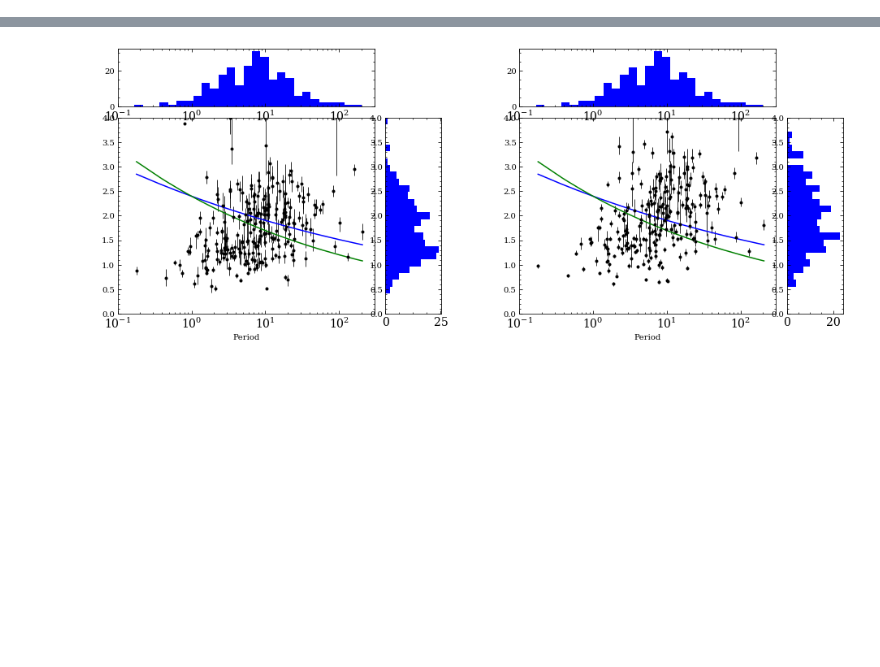
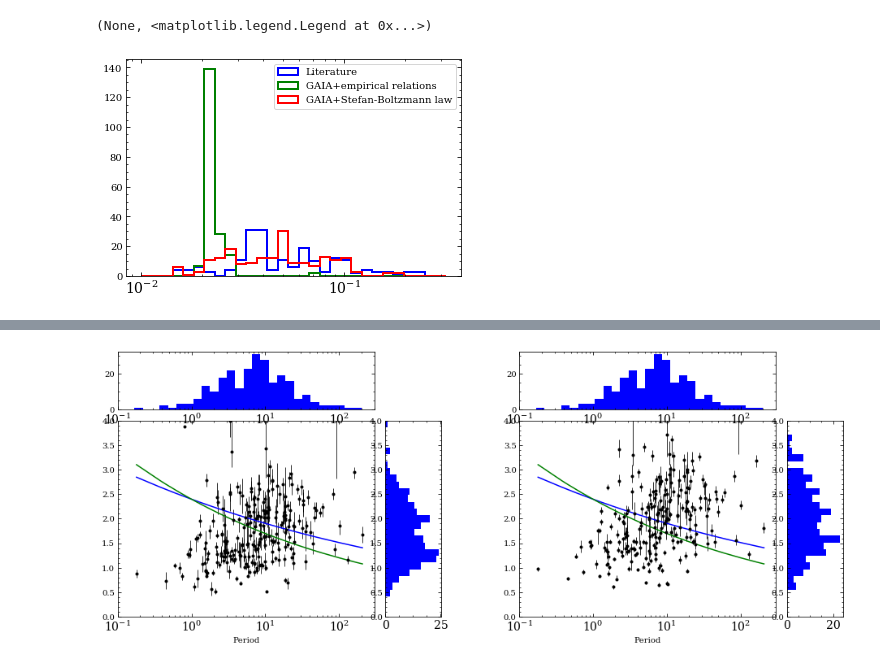
Before and after one commit to r-cloutier/mdwarfparams, a Jupyter notebook: data_playground.ipynb, the cells around one changed output, grey strips where cells are left out. Cells and saved outputs as stored; diff of their text form; code cells hidden in the pictures; blank space fills up the shorter version.

```diff
--- a/data_playground.ipynb
+++ b/data_playground.ipynb
@@ -6,3 +6,14 @@ import matplotlib.gridspec as gridspec
 # %%
 # get data
 self = loadpickle('input_data/GAIAMdwarfs_fullerrors_extraparams')
+# %%
+# fraction radius uncertainty
+fbin = np.logspace(-2,-.5,30)
+g = (np.isfinite(self.RsG)) & (np.isfinite(self.RsG_bol))
+_=plt.hist(self.uRsN[g]/self.RsN[g], bins=fbin, histtype='step', lw=2, label='Literature')
+_=plt.hist(self.eRsG[g]/self.RsG[g], bins=fbin, histtype='step', lw=2, label='GAIA+empirical relations')
+_=plt.hist(self.uRsG_bol[g]/self.RsG_bol[g], bins=fbin, histtype='step', lw=2, label='GAIA+Stefan-Boltzmann law')
+plt.xscale('log'), plt.legend(loc='upper right')
+# %% [output]
+(None, <matplotlib.legend.Legend at 0x...>)
+[figure, added]
```
Also changed, not shown: parts of 3 cells of this notebook, 3 other files.
